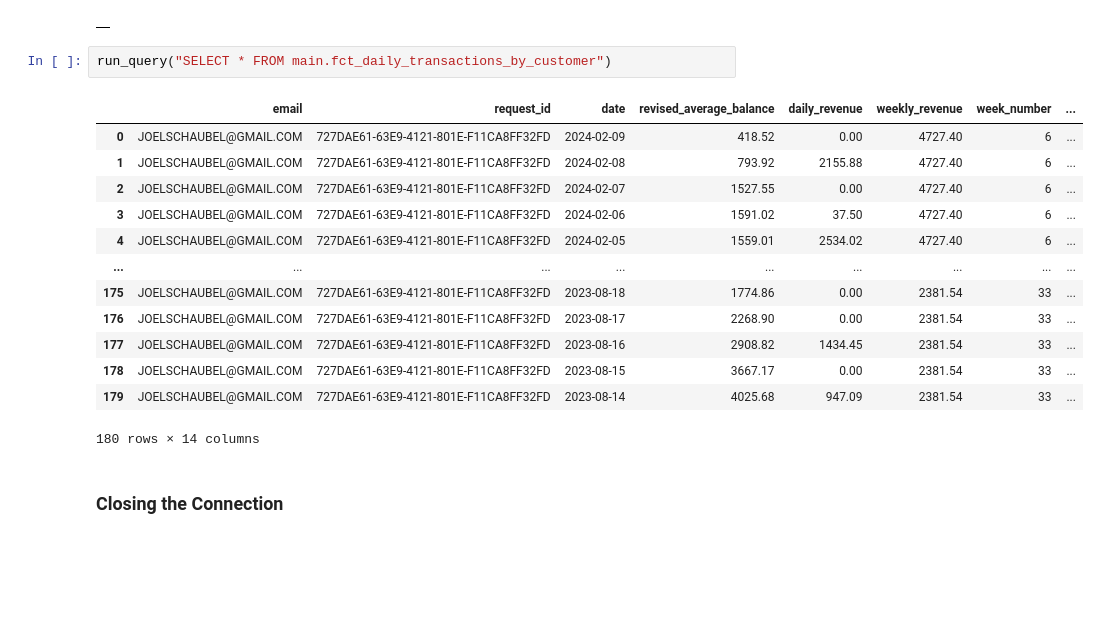
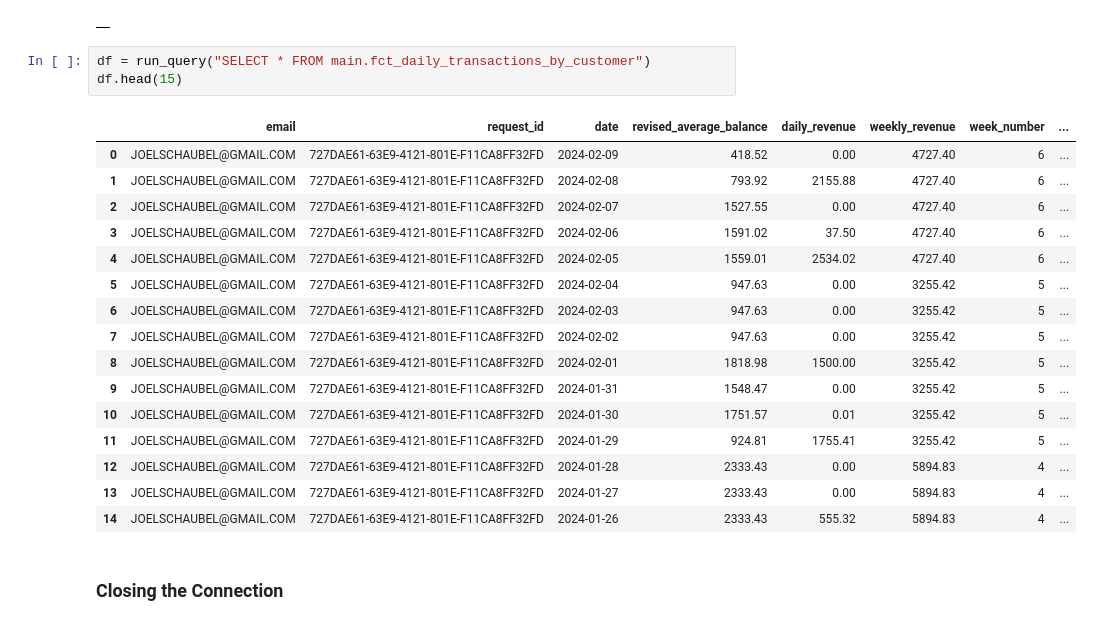
Before and after one commit to thiagorlopes/keep, a Jupyter notebook: analytics/analytics_development.ipynb, the cells around one changed output. Saved outputs shown, nothing was run; the diff lists cells and outputs as text; blank space fills up the shorter version.

```diff
--- a/analytics/analytics_development.ipynb
+++ b/analytics/analytics_development.ipynb
@@ -363,21 +363,25 @@ query_result_dataframe.head(15)
 An error occurred: Binder Error: * expression without FROM clause!
 |  |
 # %%
-run_query("SELECT * FROM main.fct_daily_transactions_by_customer")
+df = run_query("SELECT * FROM main.fct_daily_transactions_by_customer")
+df.head(15)
 # %% [output]
 |  | email | request_id | date | revised_average_balance | daily_revenue | weekly_revenue | week_number | ... |
 | 0 | JOELSCHAUBEL@GMAIL.COM | 727DAE61-63E9-4121-801E-F11CA8FF32FD | 2024-02-09 | 418.52 | 0.00 | 4727.40 | 6 | ... |
 | 1 | JOELSCHAUBEL@GMAIL.COM | 727DAE61-63E9-4121-801E-F11CA8FF32FD | 2024-02-08 | 793.92 | 2155.88 | 4727.40 | 6 | ... |
 | 2 | JOELSCHAUBEL@GMAIL.COM | 727DAE61-63E9-4121-801E-F11CA8FF32FD | 2024-02-07 | 1527.55 | 0.00 | 4727.40 | 6 | ... |
 | 3 | JOELSCHAUBEL@GMAIL.COM | 727DAE61-63E9-4121-801E-F11CA8FF32FD | 2024-02-06 | 1591.02 | 37.50 | 4727.40 | 6 | ... |
 | 4 | JOELSCHAUBEL@GMAIL.COM | 727DAE61-63E9-4121-801E-F11CA8FF32FD | 2024-02-05 | 1559.01 | 2534.02 | 4727.40 | 6 | ... |
-| ... | ... | ... | ... | ... | ... | ... | ... | ... |
-| 175 | JOELSCHAUBEL@GMAIL.COM | 727DAE61-63E9-4121-801E-F11CA8FF32FD | 2023-08-18 | 1774.86 | 0.00 | 2381.54 | 33 | ... |
-| 176 | JOELSCHAUBEL@GMAIL.COM | 727DAE61-63E9-4121-801E-F11CA8FF32FD | 2023-08-17 | 2268.90 | 0.00 | 2381.54 | 33 | ... |
-| 177 | JOELSCHAUBEL@GMAIL.COM | 727DAE61-63E9-4121-801E-F11CA8FF32FD | 2023-08-16 | 2908.82 | 1434.45 | 2381.54 | 33 | ... |
-| 178 | JOELSCHAUBEL@GMAIL.COM | 727DAE61-63E9-4121-801E-F11CA8FF32FD | 2023-08-15 | 3667.17 | 0.00 | 2381.54 | 33 | ... |
-| 179 | JOELSCHAUBEL@GMAIL.COM | 727DAE61-63E9-4121-801E-F11CA8FF32FD | 2023-08-14 | 4025.68 | 947.09 | 2381.54 | 33 | ... |
+| 5 | JOELSCHAUBEL@GMAIL.COM | 727DAE61-63E9-4121-801E-F11CA8FF32FD | 2024-02-04 | 947.63 | 0.00 | 3255.42 | 5 | ... |
+| 6 | JOELSCHAUBEL@GMAIL.COM | 727DAE61-63E9-4121-801E-F11CA8FF32FD | 2024-02-03 | 947.63 | 0.00 | 3255.42 | 5 | ... |
+| 7 | JOELSCHAUBEL@GMAIL.COM | 727DAE61-63E9-4121-801E-F11CA8FF32FD | 2024-02-02 | 947.63 | 0.00 | 3255.42 | 5 | ... |
+| 8 | JOELSCHAUBEL@GMAIL.COM | 727DAE61-63E9-4121-801E-F11CA8FF32FD | 2024-02-01 | 1818.98 | 1500.00 | 3255.42 | 5 | ... |
+| 9 | JOELSCHAUBEL@GMAIL.COM | 727DAE61-63E9-4121-801E-F11CA8FF32FD | 2024-01-31 | 1548.47 | 0.00 | 3255.42 | 5 | ... |
+| 10 | JOELSCHAUBEL@GMAIL.COM | 727DAE61-63E9-4121-801E-F11CA8FF32FD | 2024-01-30 | 1751.57 | 0.01 | 3255.42 | 5 | ... |
+| 11 | JOELSCHAUBEL@GMAIL.COM | 727DAE61-63E9-4121-801E-F11CA8FF32FD | 2024-01-29 | 924.81 | 1755.41 | 3255.42 | 5 | ... |
+| 12 | JOELSCHAUBEL@GMAIL.COM | 727DAE61-63E9-4121-801E-F11CA8FF32FD | 2024-01-28 | 2333.43 | 0.00 | 5894.83 | 4 | ... |
+| 13 | JOELSCHAUBEL@GMAIL.COM | 727DAE61-63E9-4121-801E-F11CA8FF32FD | 2024-01-27 | 2333.43 | 0.00 | 5894.83 | 4 | ... |
+| 14 | JOELSCHAUBEL@GMAIL.COM | 727DAE61-63E9-4121-801E-F11CA8FF32FD | 2024-01-26 | 2333.43 | 555.32 | 5894.83 | 4 | ... |
-180 rows × 14 columns
 # %% [markdown]
 ### Closing the Connection
 # %%
```
